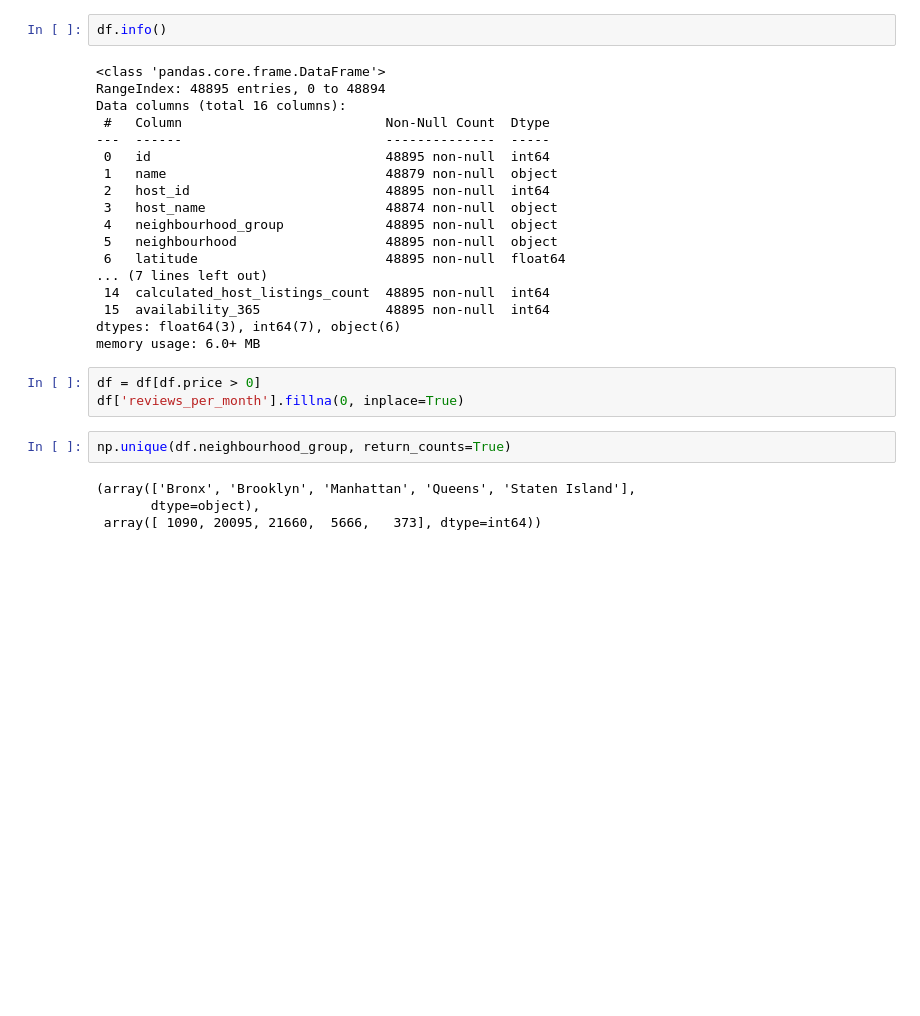
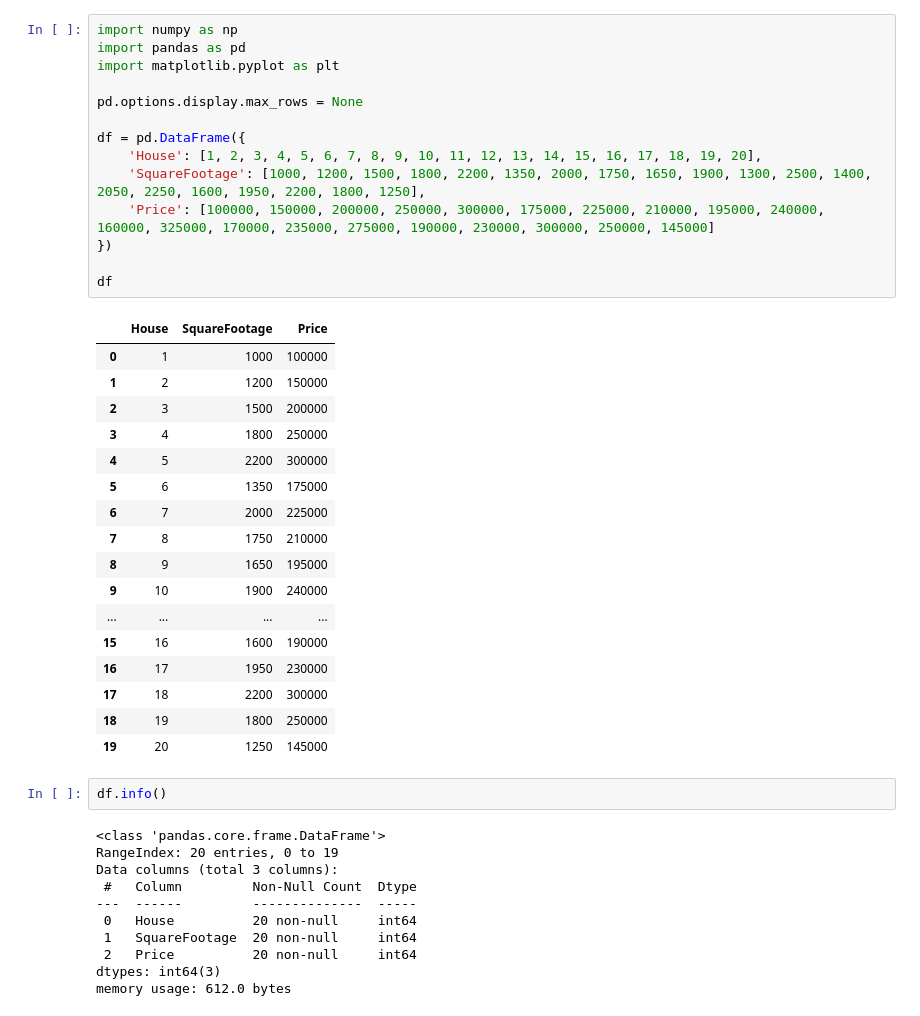
Before and after one commit to Cherpakov-Kirill/MasterML, a Jupyter notebook: 1.linear regression/linear_regression.ipynb, the cells around one changed output. Saved outputs shown, nothing was run; the diff lists cells and outputs as text; blank space fills up the shorter version.

```diff
--- a/1.linear regression/linear_regression.ipynb
+++ b/1.linear regression/linear_regression.ipynb
@@ -26,29 +1,45 @@ df.head(10)
+# %%
+import numpy as np
+import pandas as pd
+import matplotlib.pyplot as plt
+
+pd.options.display.max_rows = None
+
+df = pd.DataFrame({
+    'House': [1, 2, 3, 4, 5, 6, 7, 8, 9, 10, 11, 12, 13, 14, 15, 16, 17, 18, 19, 20],
+    'SquareFootage': [1000, 1200, 1500, 1800, 2200, 1350, 2000, 1750, 1650, 1900, 1300, 2500, 1400, 2050, 2250, 1600, 1950, 2200, 1800, 1250],
+    'Price': [100000, 150000, 200000, 250000, 300000, 175000, 225000, 210000, 195000, 240000, 160000, 325000, 170000, 235000, 275000, 190000, 230000, 300000, 250000, 145000]
+})
+
+df
+# %% [output]
+|  | House | SquareFootage | Price |
+| 0 | 1 | 1000 | 100000 |
+| 1 | 2 | 1200 | 150000 |
+| 2 | 3 | 1500 | 200000 |
+| 3 | 4 | 1800 | 250000 |
+| 4 | 5 | 2200 | 300000 |
+| 5 | 6 | 1350 | 175000 |
+| 6 | 7 | 2000 | 225000 |
+| 7 | 8 | 1750 | 210000 |
+| 8 | 9 | 1650 | 195000 |
+| 9 | 10 | 1900 | 240000 |
+| ... | ... | ... | ... |
+| 15 | 16 | 1600 | 190000 |
+| 16 | 17 | 1950 | 230000 |
+| 17 | 18 | 2200 | 300000 |
+| 18 | 19 | 1800 | 250000 |
+| 19 | 20 | 1250 | 145000 |
 # %%
 df.info()
 # %% [output]
 <class 'pandas.core.frame.DataFrame'>
-RangeIndex: 48895 entries, 0 to 48894
-Data columns (total 16 columns):
- #   Column                          Non-Null Count  Dtype
----  ------                          --------------  -----
- 0   id                              48895 non-null  int64
- 1   name                            48879 non-null  object
- 2   host_id                         48895 non-null  int64
- 3   host_name                       48874 non-null  object
- 4   neighbourhood_group             48895 non-null  object
- 5   neighbourhood                   48895 non-null  object
- 6   latitude                        48895 non-null  float64
-... (7 lines left out)
- 14  calculated_host_listings_count  48895 non-null  int64
- 15  availability_365                48895 non-null  int64
-dtypes: float64(3), int64(7), object(6)
-memory usage: 6.0+ MB
+RangeIndex: 20 entries, 0 to 19
+Data columns (total 3 columns):
+ #   Column         Non-Null Count  Dtype
+---  ------         --------------  -----
+ 0   House          20 non-null     int64
+ 1   SquareFootage  20 non-null     int64
+ 2   Price          20 non-null     int64
+dtypes: int64(3)
+memory usage: 612.0 bytes
-# %%
-df = df[df.price > 0]
-df['reviews_per_month'].fillna(0, inplace=True)
-# %%
-np.unique(df.neighbourhood_group, return_counts=True)
-# %% [output]
-(array(['Bronx', 'Brooklyn', 'Manhattan', 'Queens', 'Staten Island'],
-       dtype=object),
- array([ 1090, 20095, 21660,  5666,   373], dtype=int64))
```
Also changed, not shown: parts of 15 cells of this notebook.
